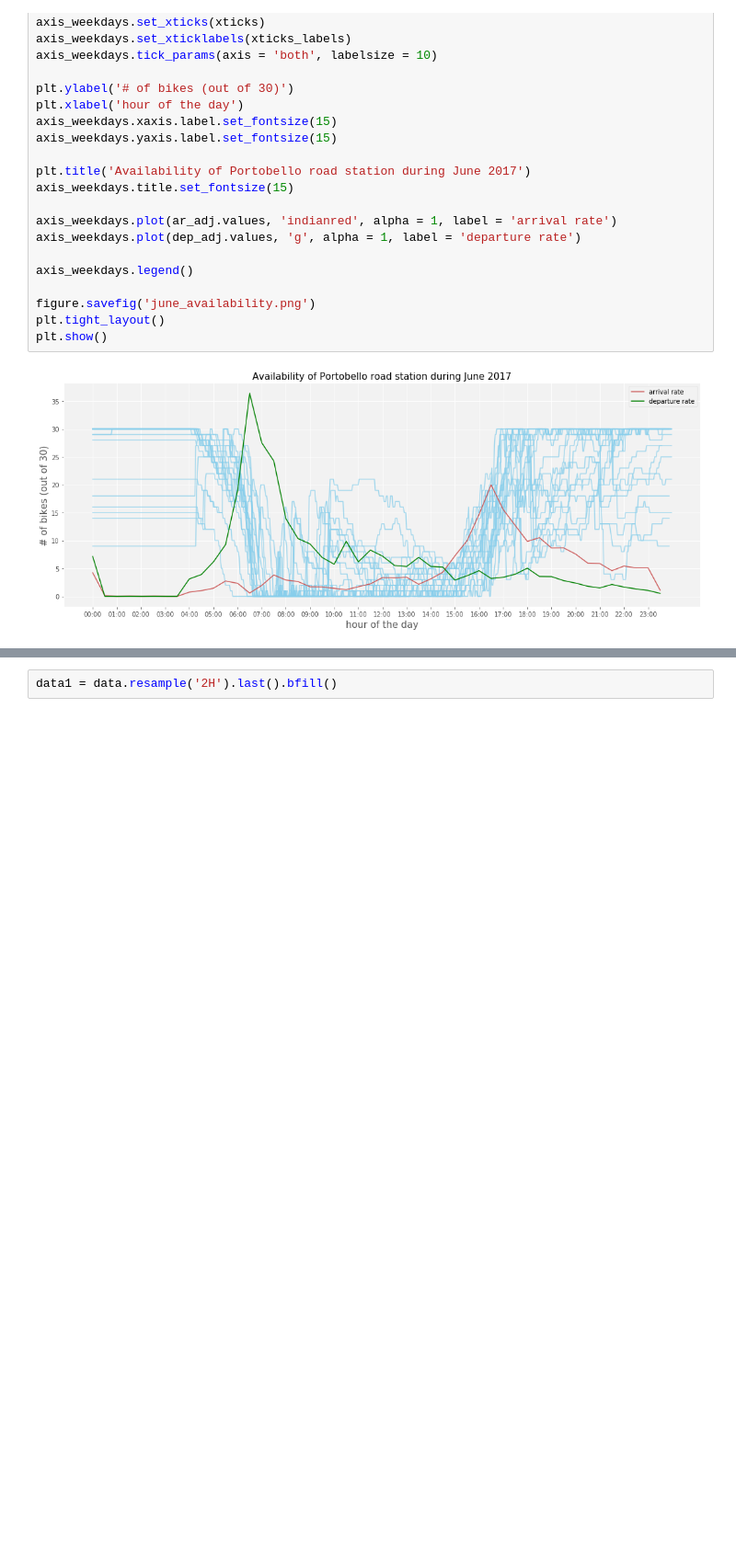
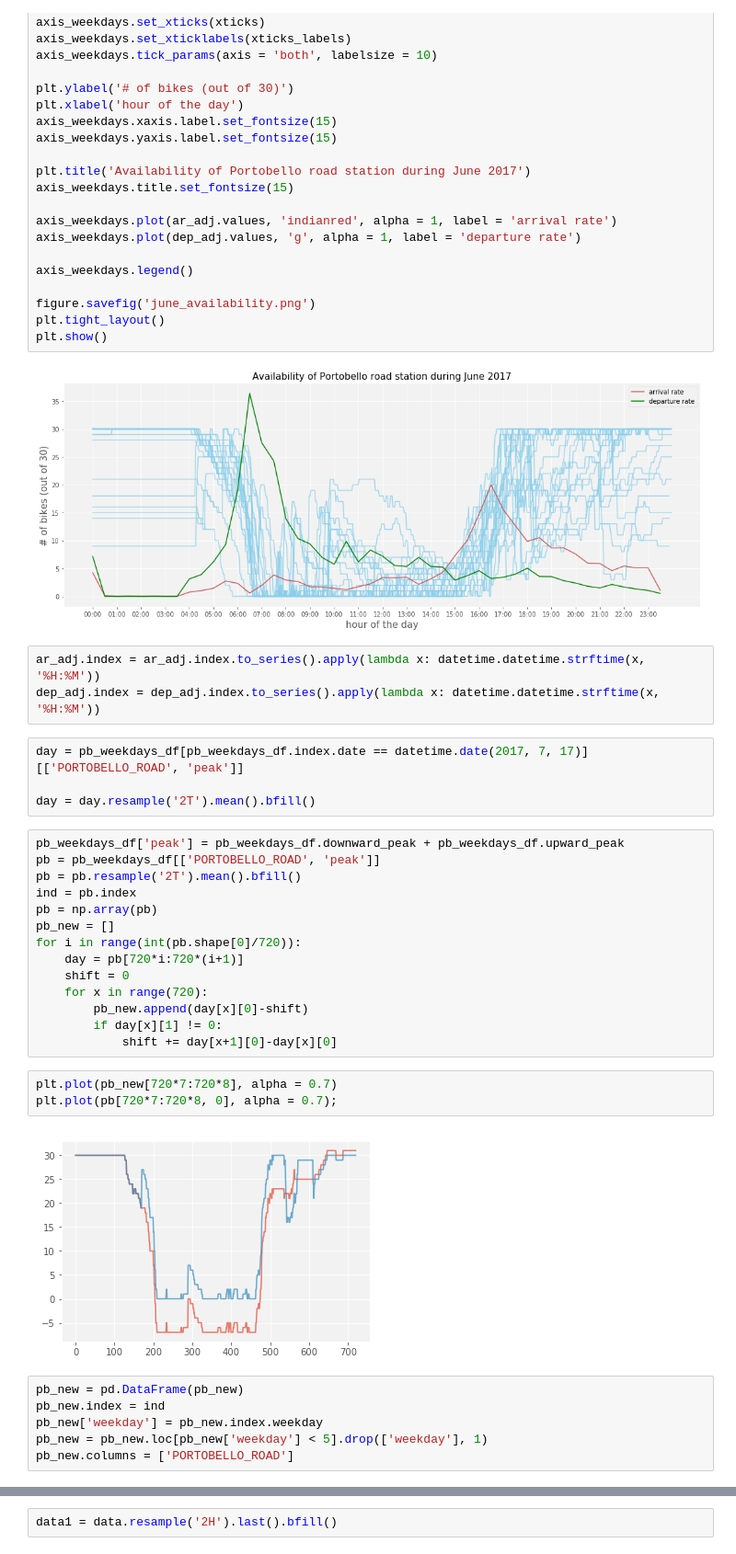
Before and after one commit to msgolovina/bss_project, a Jupyter notebook: working_file.ipynb, the cells around one changed output, grey strips where cells are left out. Shown at 92% size. Drawn from its saved outputs; the diff is of its cells as text; blank space fills up the shorter version.

```diff
--- a/working_file.ipynb
+++ b/working_file.ipynb
@@ -484,3 +484,35 @@ plt.tight_layout()
 plt.show()
 # %% [output]
 [figure]
+# %%
+ar_adj.index = ar_adj.index.to_series().apply(lambda x: datetime.datetime.strftime(x, '%H:%M'))
+dep_adj.index = dep_adj.index.to_series().apply(lambda x: datetime.datetime.strftime(x, '%H:%M'))
+# %%
+day = pb_weekdays_df[pb_weekdays_df.index.date == datetime.date(2017, 7, 17)][['PORTOBELLO_ROAD', 'peak']]
+
+day = day.resample('2T').mean().bfill()
+# %%
+pb_weekdays_df['peak'] = pb_weekdays_df.downward_peak + pb_weekdays_df.upward_peak
+pb = pb_weekdays_df[['PORTOBELLO_ROAD', 'peak']]
+pb = pb.resample('2T').mean().bfill()
+ind = pb.index
+pb = np.array(pb)
+pb_new = []
+for i in range(int(pb.shape[0]/720)):
+    day = pb[720*i:720*(i+1)]
+    shift = 0
+    for x in range(720):
+        pb_new.append(day[x][0]-shift)
+        if day[x][1] != 0:
+            shift += day[x+1][0]-day[x][0]
+# %%
+plt.plot(pb_new[720*7:720*8], alpha = 0.7)
+plt.plot(pb[720*7:720*8, 0], alpha = 0.7);
+# %% [output]
+[figure, added]
+# %%
+pb_new = pd.DataFrame(pb_new)
+pb_new.index = ind
+pb_new['weekday'] = pb_new.index.weekday
+pb_new = pb_new.loc[pb_new['weekday'] < 5].drop(['weekday'], 1)
+pb_new.columns = ['PORTOBELLO_ROAD']
```
Also changed, not shown: parts of 3 cells of this notebook, 2 other files.
